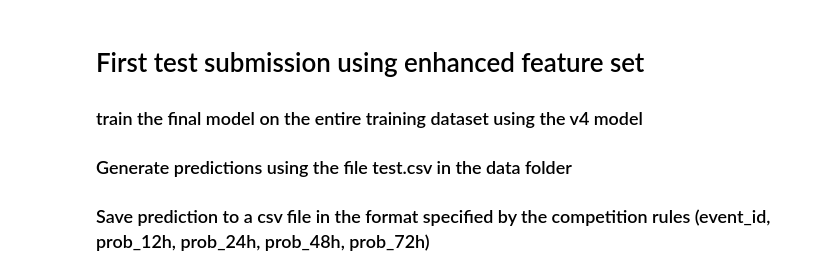
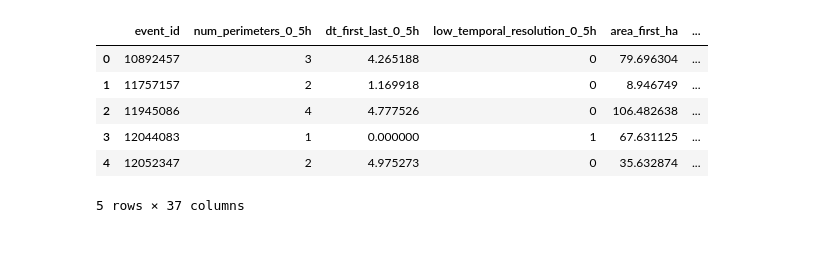
Before and after one commit to aydinkhan2005/Fire-Risk-Predictor, a Jupyter notebook: EDA.ipynb, the cells around one changed output. Saved outputs shown, nothing was run; the diff lists cells and outputs as text; code cells hidden in the pictures; blank space fills up the shorter version.

Commit message:
Temporarily save most recent work

```diff
--- a/EDA.ipynb
+++ b/EDA.ipynb
@@ -371,5 +1,12 @@ A very low variance means that the column dist_min_ci_0_5h completely determines
-# %% [markdown]
-# First test submission using enhanced feature set
-### train the final model on the entire training dataset using the v4 model
-### Generate predictions using the file test.csv in the data folder
-### Save prediction to a csv file in the format specified by the competition rules (event_id, prob_12h, prob_24h, prob_48h, prob_72h)
+# %%
+import pandas as pd
+train = pd.read_csv('./data/train.csv')
+train.head()
+# %% [output]
+|  | event_id | num_perimeters_0_5h | dt_first_last_0_5h | low_temporal_resolution_0_5h | area_first_ha | ... |
+| 0 | 10892457 | 3 | 4.265188 | 0 | 79.696304 | ... |
+| 1 | 11757157 | 2 | 1.169918 | 0 | 8.946749 | ... |
+| 2 | 11945086 | 4 | 4.777526 | 0 | 106.482638 | ... |
+| 3 | 12044083 | 1 | 0.000000 | 1 | 67.631125 | ... |
+| 4 | 12052347 | 2 | 4.975273 | 0 | 35.632874 | ... |
+5 rows × 37 columns
```
Also changed, not shown: parts of 20 cells of this notebook.
